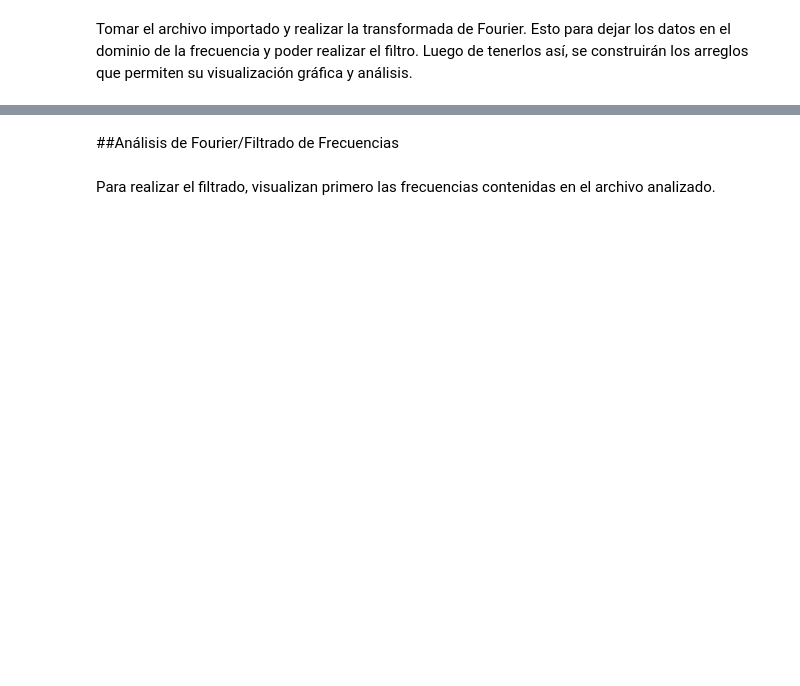
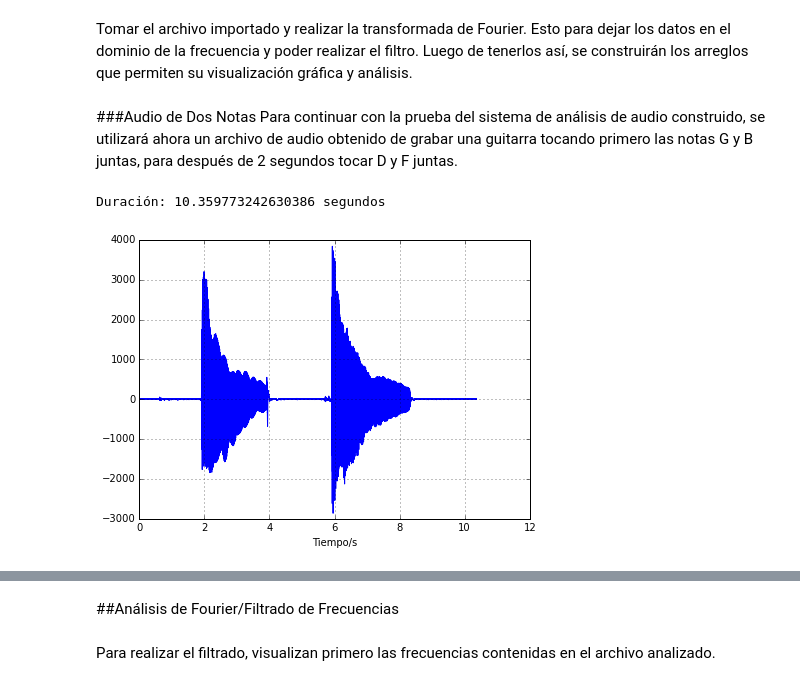
Before and after one commit to JuanUrrea6/MC, a Jupyter notebook: Proyecto Final/Filtrado.ipynb, the cells around one changed output, grey strips where cells are left out. Saved outputs shown, nothing was run; the diff lists cells and outputs as text; code cells hidden in the pictures; blank space fills up the shorter version.

```diff
--- a/Proyecto Final/Filtrado.ipynb
+++ b/Proyecto Final/Filtrado.ipynb
@@ -85,2 +91,18 @@ trans[abs(freq) != max(freq)] = 0
 # %% [markdown]
 Tomar el archivo importado y realizar la transformada de Fourier. Esto para dejar los datos en el dominio de la frecuencia y poder realizar el filtro. Luego de tenerlos así, se construirán los arreglos que permiten su visualización gráfica y análisis.
+# %% [markdown]
+###Audio de Dos Notas
+Para continuar con la prueba del sistema de análisis de audio construido, se utilizará ahora un archivo de audio obtenido de grabar una guitarra tocando primero las notas G y B juntas, para después de 2 segundos tocar D y F juntas.
+# %%
+prueba1 = leer("G&BthenD&F.wav") #Obtener la información del archivo de audio.
+arregloMusical = prueba1[0] #El arreglo que define el archivo de audio.
+tiempo = prueba1[2]
+figure(figsize=(7,5))
+plot(tiempo,arregloMusical) #Visualizar el arreglo del archivo de audio.
+#Las siguientes líneas corresponden a la configuración estética de la gráfica.
+xlabel("Tiempo/s")
+grid(True)
+print("Duración: " + str(N*(1/sampling)) + " segundos")
+# %% [output]
+Duración: 10.359773242630386 segundos
+[figure, added]
```
Also changed, not shown: parts of 20 cells of this notebook.
